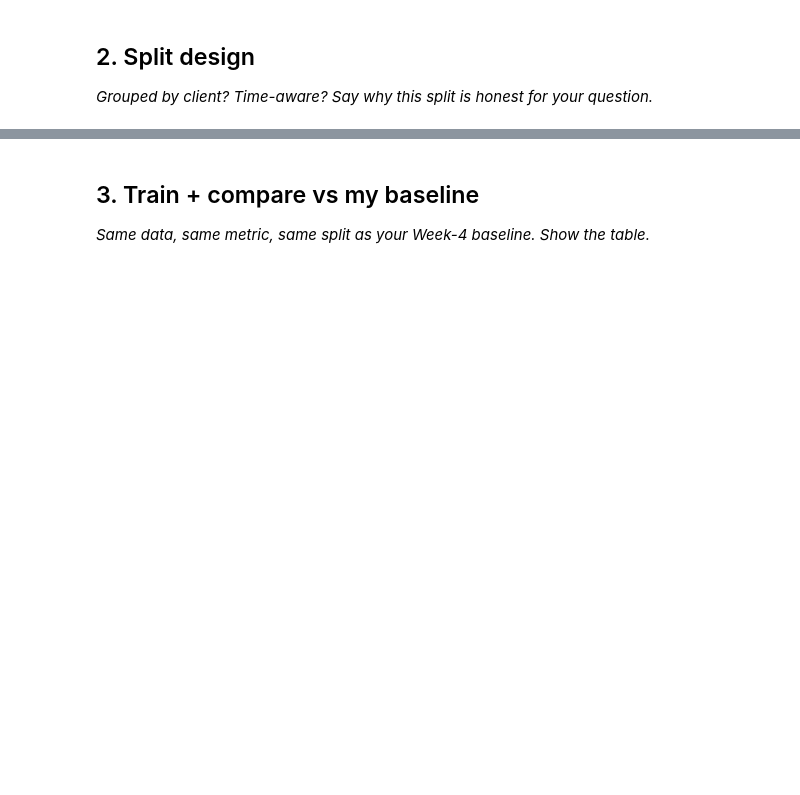
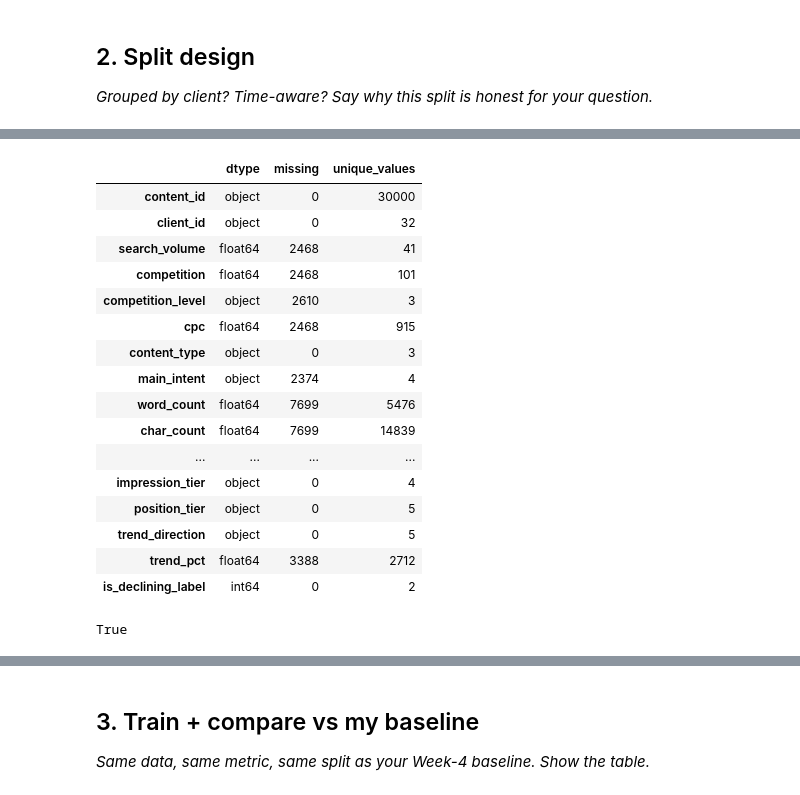
Before and after one commit to russelfordguinoo-oss/Russel-Repository-, a Jupyter notebook: work/notebooks/w05_model.ipynb, the cells around one changed output, grey strips where cells are left out. Drawn from its saved outputs; the diff is of its cells as text; code cells hidden in the pictures; blank space fills up the shorter version.

```diff
--- a/work/notebooks/w05_model.ipynb
+++ b/work/notebooks/w05_model.ipynb
@@ -16,0 +44,14 @@ This skeleton is yours to fill. Work the sections **in order** — each one has
+# %%
+import pandas as pd
+import numpy as np
+
+from sklearn.model_selection import GroupShuffleSplit
+
+RANDOM_STATE = 42
+
+# Load the starter dataset
+df = pd.read_csv("data/raw/content_refresh_anonymized.csv")
+
+print("Rows:", len(df))
+print("Columns:", len(df.columns))
+print("Unique clients:", df["client_id"].nunique())
@@ -16,0 +62,10 @@ This skeleton is yours to fill. Work the sections **in order** — each one has
+# %%
+df["is_declining_label"] = (
+    df["trend_direction"] == "down"
+).astype(int)
+
+print("Target distribution:")
+print(df["is_declining_label"].value_counts())
+
+print("\nTarget rate:")
+print(df["is_declining_label"].mean())
@@ -16,0 +81,12 @@ This skeleton is yours to fill. Work the sections **in order** — each one has
+# %%
+# Create the target label
+# This is the outcome we want the model to predict.
+df["is_declining_label"] = (
+    df["trend_direction"] == "down"
+).astype(int)
+
+print("Target distribution:")
+print(df["is_declining_label"].value_counts())
+
+print("\nTarget rate:")
+print(df["is_declining_label"].mean())
@@ -16,0 +165,35 @@ This skeleton is yours to fill. Work the sections **in order** — each one has
+# %%
+# Inspect data types and missing values
+feature_audit = pd.DataFrame({
+    "dtype": df.dtypes.astype(str),
+    "missing": df.isna().sum(),
+    "unique_values": df.nunique()
+})
+
+feature_audit
+# %% [output]
+|  | dtype | missing | unique_values |
+| content_id | object | 0 | 30000 |
+| client_id | object | 0 | 32 |
+| search_volume | float64 | 2468 | 41 |
+| competition | float64 | 2468 | 101 |
+| competition_level | object | 2610 | 3 |
+| cpc | float64 | 2468 | 915 |
+| content_type | object | 0 | 3 |
+| main_intent | object | 2374 | 4 |
+| word_count | float64 | 7699 | 5476 |
+| char_count | float64 | 7699 | 14839 |
+| ... | ... | ... | ... |
+| impression_tier | object | 0 | 4 |
+| position_tier | object | 0 | 5 |
+| trend_direction | object | 0 | 5 |
+| trend_pct | float64 | 3388 | 2712 |
+| is_declining_label | int64 | 0 | 2 |
+# %%
+from pathlib import Path
+
+dictionary_path = Path("docs/data-dictionary.md")
+
+print(dictionary_path.exists())
+# %% [output]
+True
```
Also changed, not shown: parts of 35 cells of this notebook.
